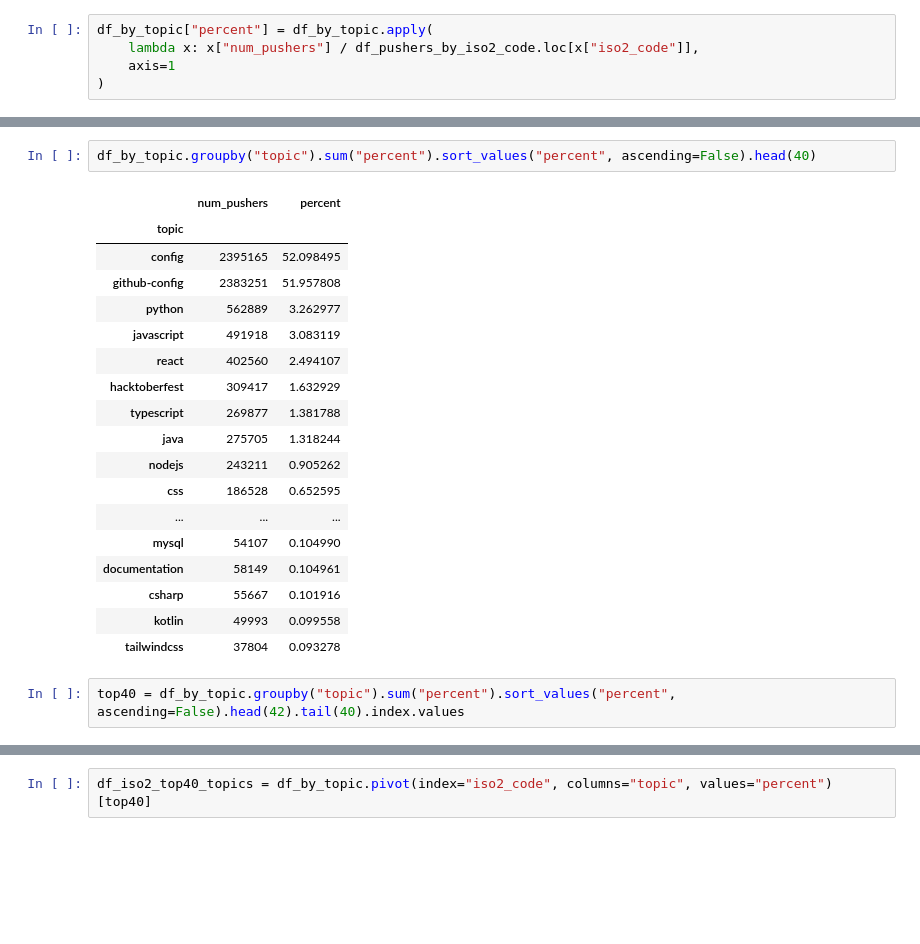
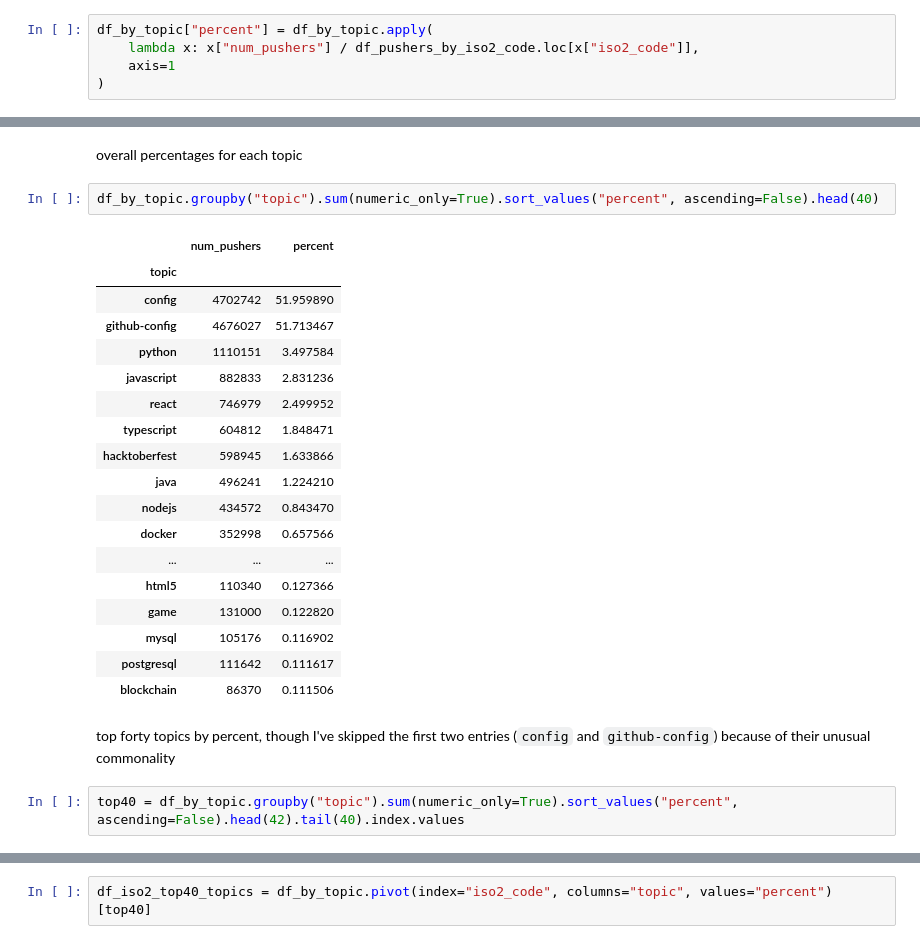
Before and after one commit to aparrish/progdat, a Jupyter notebook: github-topics-initial-work.ipynb, the cells around one changed output, grey strips where cells are left out. Cells and saved outputs as stored; diff of their text form; blank space fills up the shorter version.

```diff
--- a/github-topics-initial-work.ipynb
+++ b/github-topics-initial-work.ipynb
@@ -70,26 +82,30 @@ df_by_topic[df_by_topic["iso2_code"] == "US"].sort_values("percent", ascending=F
+# %% [markdown]
+overall percentages for each topic
 # %%
-df_by_topic.groupby("topic").sum("percent").sort_values("percent", ascending=False).head(40)
+df_by_topic.groupby("topic").sum(numeric_only=True).sort_values("percent", ascending=False).head(40)
 # %% [output]
 |  | num_pushers | percent |
 | topic |  |  |
-| config | 2395165 | 52.098495 |
-| github-config | 2383251 | 51.957808 |
-| python | 562889 | 3.262977 |
-| javascript | 491918 | 3.083119 |
-| react | 402560 | 2.494107 |
-| hacktoberfest | 309417 | 1.632929 |
-| typescript | 269877 | 1.381788 |
-| java | 275705 | 1.318244 |
-| nodejs | 243211 | 0.905262 |
-| css | 186528 | 0.652595 |
+| config | 4702742 | 51.959890 |
+| github-config | 4676027 | 51.713467 |
+| python | 1110151 | 3.497584 |
+| javascript | 882833 | 2.831236 |
+| react | 746979 | 2.499952 |
+| typescript | 604812 | 1.848471 |
+| hacktoberfest | 598945 | 1.633866 |
+| java | 496241 | 1.224210 |
+| nodejs | 434572 | 0.843470 |
+| docker | 352998 | 0.657566 |
 | ... | ... | ... |
-| mysql | 54107 | 0.104990 |
-| documentation | 58149 | 0.104961 |
-| csharp | 55667 | 0.101916 |
-| kotlin | 49993 | 0.099558 |
-| tailwindcss | 37804 | 0.093278 |
+| html5 | 110340 | 0.127366 |
+| game | 131000 | 0.122820 |
+| mysql | 105176 | 0.116902 |
+| postgresql | 111642 | 0.111617 |
+| blockchain | 86370 | 0.111506 |
+# %% [markdown]
+top forty topics by percent, though I've skipped the first two entries (`config` and `github-config`) because of their unusual commonality
 # %%
-top40 = df_by_topic.groupby("topic").sum("percent").sort_values("percent", ascending=False).head(42).tail(40).index.values
+top40 = df_by_topic.groupby("topic").sum(numeric_only=True).sort_values("percent", ascending=False).head(42).tail(40).index.values
 # %%
 top40
 # %% [output]
```
Also changed, not shown: parts of 24 cells of this notebook, 2 other files.
